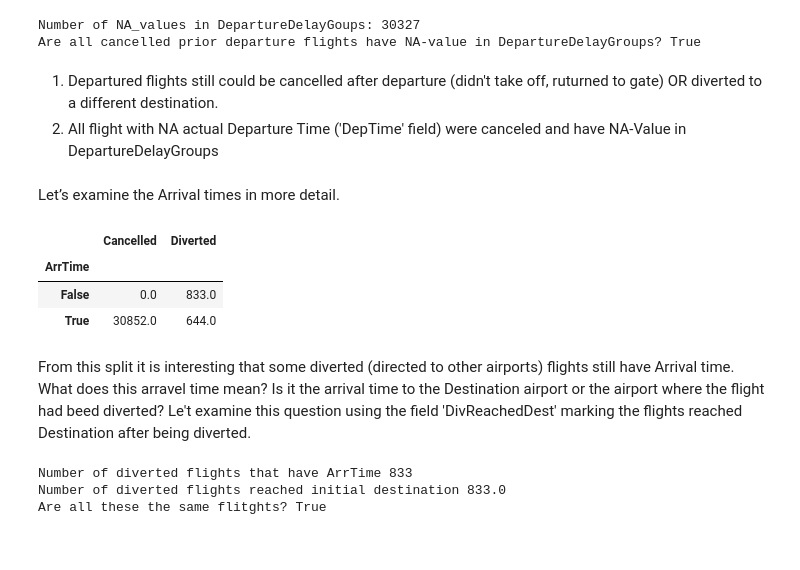
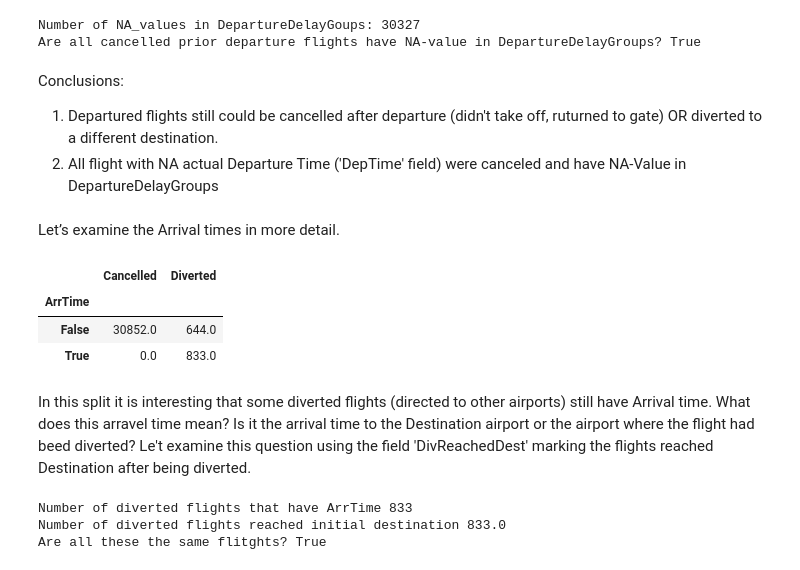
Before and after one commit to kholodov-a/Springboard_repo, a Jupyter notebook: CS2-flights-delay-REPO/notebooks/Data Wrangling.ipynb, the cells around one changed output. Cells and saved outputs as stored; diff of their text form; code cells hidden in the pictures.

```diff
--- a/CS2-flights-delay-REPO/notebooks/Data Wrangling.ipynb
+++ b/CS2-flights-delay-REPO/notebooks/Data Wrangling.ipynb
@@ -620,20 +996,21 @@ print('Are all cancelled prior departure flights have NA-value in DepartureDelay
 Number of NA_values in DepartureDelayGoups: 30327
 Are all cancelled prior departure flights have NA-value in DepartureDelayGroups? True
 # %% [markdown]
+Conclusions:
 1. Departured flights still could be cancelled after departure (didn't take off, ruturned to gate) OR diverted to a different destination.
 2. All flight with NA actual Departure Time ('DepTime' field) were canceled and have NA-Value in DepartureDelayGroups
 # %% [markdown]
 Let’s examine the Arrival times in more detail.
 # %%
 # What is a split of flights with/NA Arrival Time vs. Cancelled and Diverted flights
-flights_2014_1.groupby(flights_2014_1['ArrTime'].isna())[['Cancelled', 'Diverted']].agg('sum')
+flights_2014_1.groupby(~flights_2014_1['ArrTime'].isna())[['Cancelled', 'Diverted']].agg('sum')
 # %% [output]
 |  | Cancelled | Diverted |
 | ArrTime |  |  |
-| False | 0.0 | 833.0 |
-| True | 30852.0 | 644.0 |
+| False | 30852.0 | 644.0 |
+| True | 0.0 | 833.0 |
 # %% [markdown]
-From this split it is interesting that some diverted (directed to other airports) flights still have Arrival time. What does this arravel time mean? Is it the arrival time to the Destination airport or the airport where the flight had beed diverted?
+In this split it is interesting that some diverted flights (directed to other airports) still have Arrival time. What does this arravel time mean? Is it the arrival time to the Destination airport or the airport where the flight had beed diverted?
 Le't examine this question using the field 'DivReachedDest' marking the flights reached Destination after being diverted.
 # %%
 # Check the numbers from diverted flights' split over w/NA ArrTime
```
Also changed, not shown: parts of 119 cells of this notebook, 1 other file.
